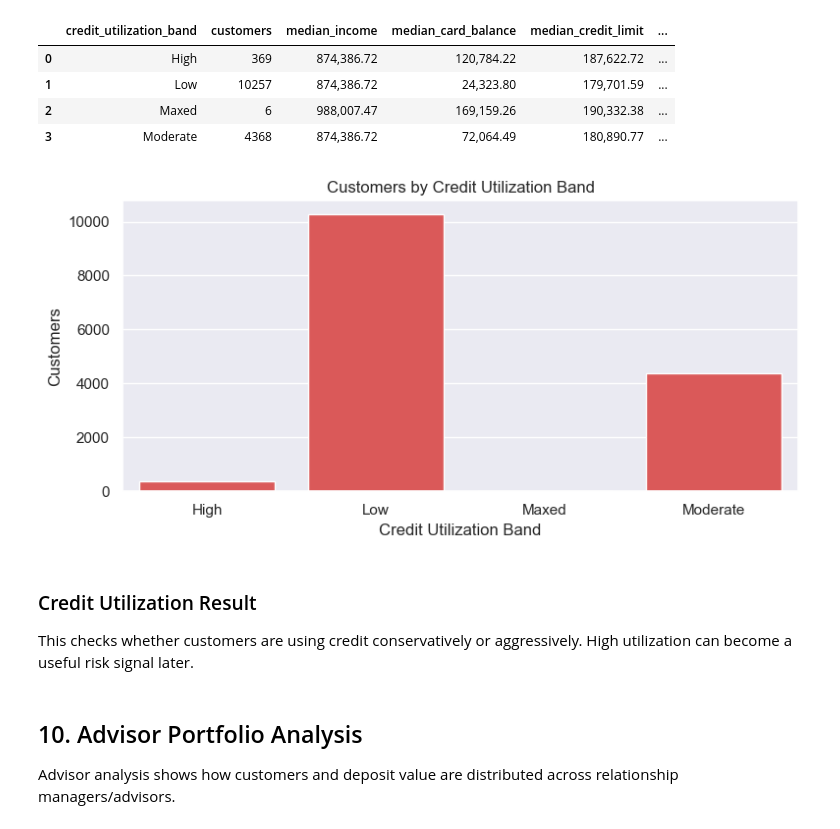
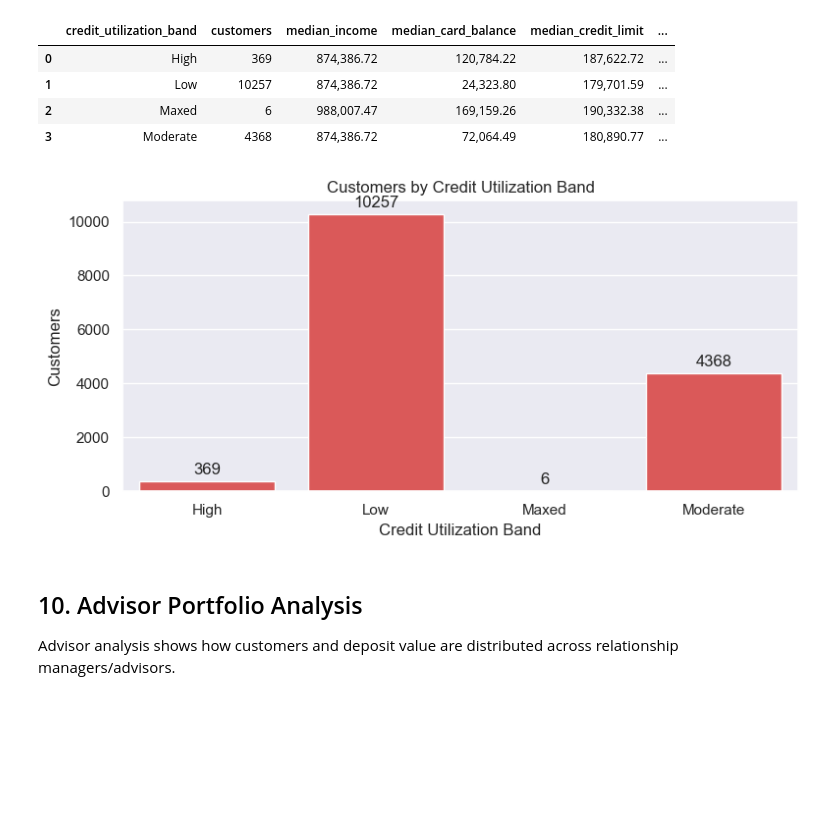
Before and after one commit to ANUKOOL324/Data_Analytics, a Jupyter notebook: Projects/Banking-Customer-Risk-Intelligence/notebooks/02_customer_and_segment_eda.ipynb, the cells around one changed output. Cells and saved outputs as stored; diff of their text form; code cells hidden in the pictures; blank space fills up the shorter version.

```diff
--- a/Projects/Banking-Customer-Risk-Intelligence/notebooks/02_customer_and_segment_eda.ipynb
+++ b/Projects/Banking-Customer-Risk-Intelligence/notebooks/02_customer_and_segment_eda.ipynb
@@ -431,7 +420,7 @@ credit_utilization_summary = (
     .reset_index()
 )
 
-credit_utilization_summary["customer_pct"] = (credit_utilization_summary["customers"] / len(df) * 100).round(2)
+credit_utilization_summary = add_percentage_column(credit_utilization_summary, "customers", len(df))
 credit_utilization_summary
 # %% [output]
 |  | credit_utilization_band | customers | median_income | median_card_balance | median_credit_limit | ... |
@@ -442,19 +431,28 @@ credit_utilization_summary
 # %%
 # Plot credit utilization bands.
 fig, ax = plt.subplots(figsize=(8, 4))
-sns.barplot(data=credit_utilization_summary, x="credit_utilization_band", y="customers", ax=ax, color="#ef4444")
+
+sns.barplot(
+    data=credit_utilization_summary,
+    x="credit_utilization_band",
+    y="customers",
+    ax=ax,
+    color="#ef4444"
+)
+
 ax.set_title("Customers by Credit Utilization Band")
 ax.set_xlabel("Credit Utilization Band")
 ax.set_ylabel("Customers")
+
+# Add count labels so very small groups are still visible.
+for container in ax.containers:
+    ax.bar_label(container, fmt="%.0f", padding=3)
+
 fig.tight_layout()
 fig.savefig(figures_dir / "credit_utilization_bands.png", dpi=160, bbox_inches="tight")
 plt.show()
 # %% [output]
-[figure, old version]
+[figure, new version]
-# %% [markdown]
-### Credit Utilization Result
-
-This checks whether customers are using credit conservatively or aggressively. High utilization can become a useful risk signal later.
 # %% [markdown]
 ## 10. Advisor Portfolio Analysis
 
```
Also changed, not shown: parts of 22 cells of this notebook, 45 other files.
